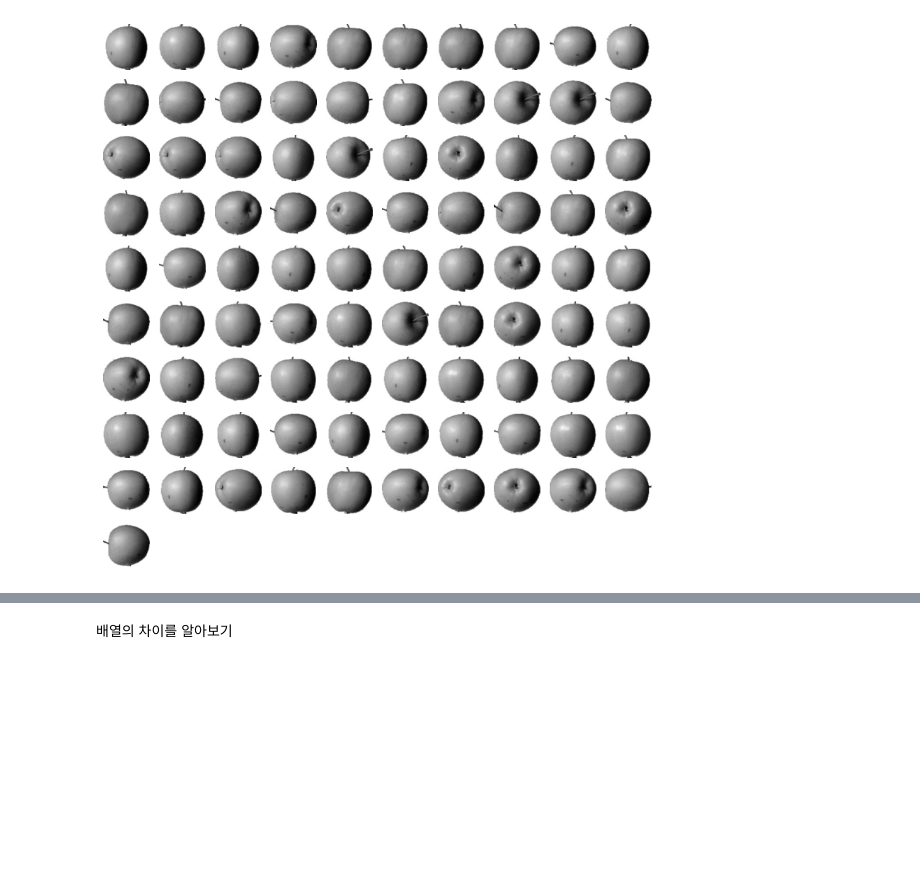
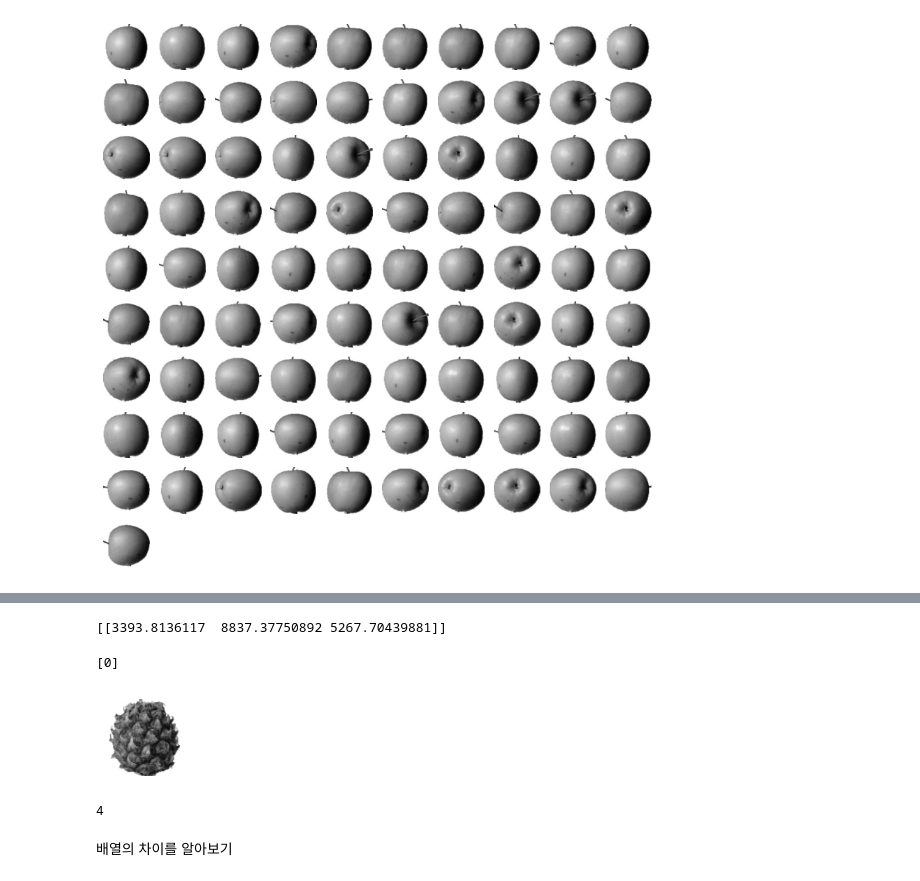
Before and after one commit to LeeEdzl/Colabwork, a Jupyter notebook: 6_2.ipynb, the cells around one changed output, grey strips where cells are left out. Drawn from its saved outputs; the diff is of its cells as text; code cells hidden in the pictures; blank space fills up the shorter version.

```diff
--- a/6_2.ipynb
+++ b/6_2.ipynb
@@ -134,3 +145,20 @@ print(km.transform(fruits_2d_2))
+# %%
+print(km.transform(fruits_2d[100:101]))
+# %% [output]
+[[3393.8136117  8837.37750892 5267.70439881]]
+# %%
+print(km.predict(fruits_2d[100:101]))
+# %% [output]
+[0]
+# %%
+draw_fruits(fruits[100:101])
+# %% [output]
+[figure, added]
+# %%
+#알고리즘이 반복한 횟수는 n_iter에 저장됨.
+print(km.n_iter_)
+# %% [output]
+4
 # %% [markdown]
 배열의 차이를 알아보기
 # %%
```
Also changed, not shown: parts of 15 cells of this notebook.
